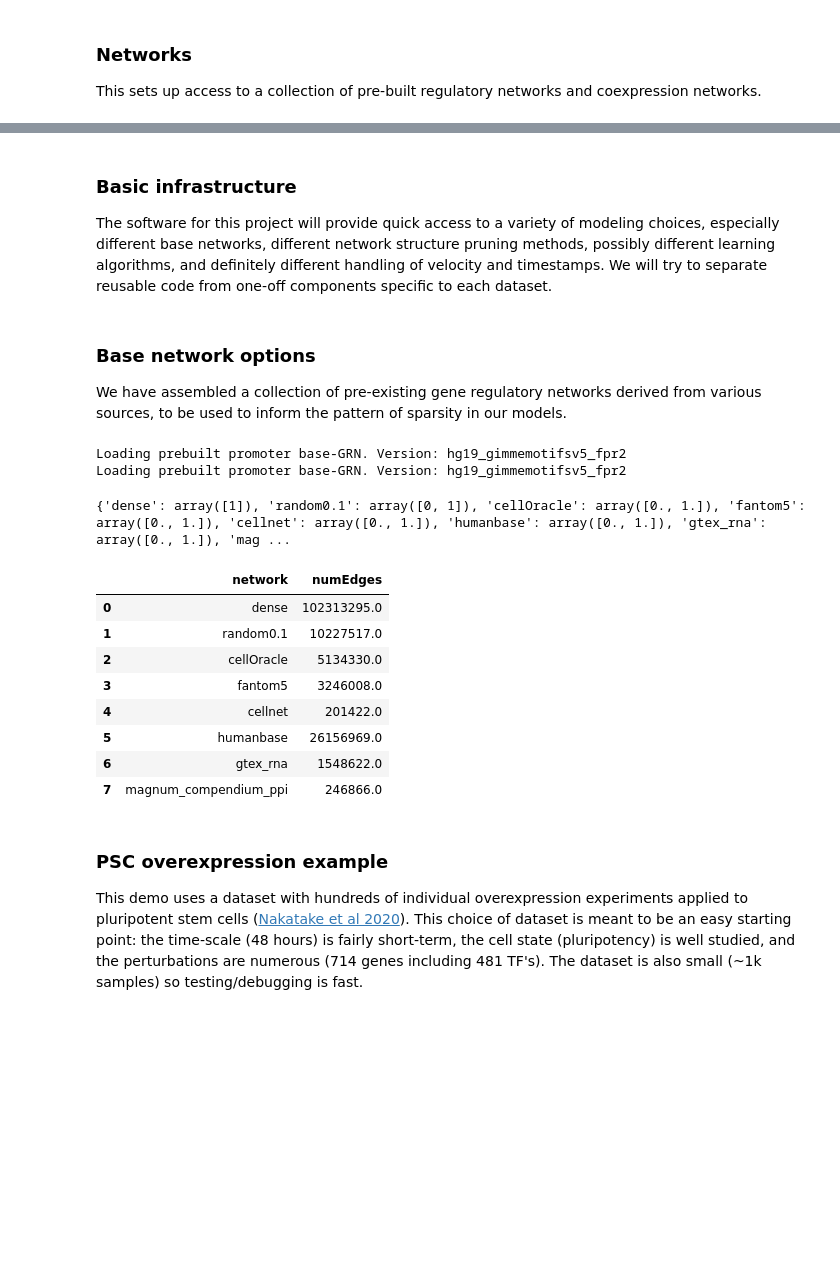
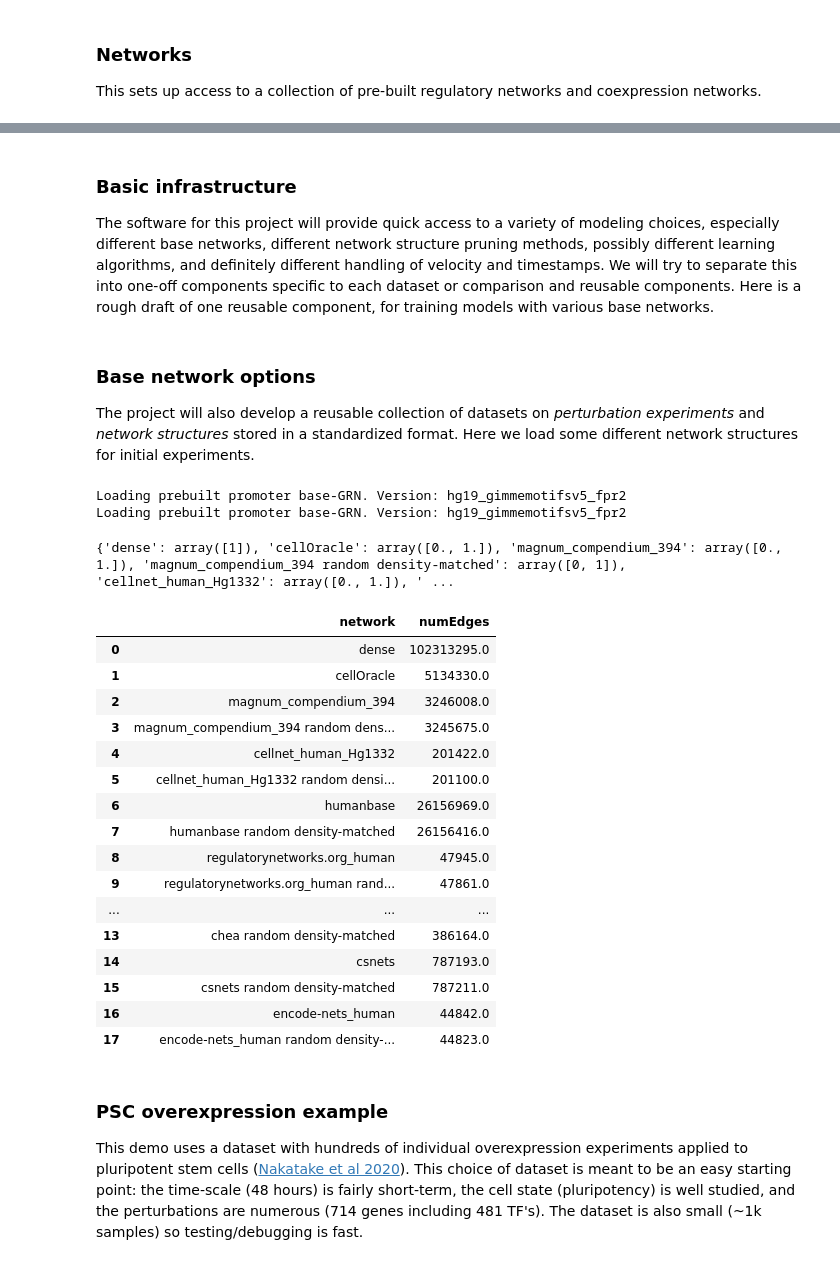
Before and after one commit to ekernf01/perturbation_benchmarking, a Jupyter notebook: scripts/in_silico_perturbation.ipynb, the cells around one changed output, grey strips where cells are left out. Saved outputs shown, nothing was run; the diff lists cells and outputs as text; code cells hidden in the pictures; blank space fills up the shorter version.

Commit message:
Separate code into experiment-specific, dataset-specific, and reusable components

```diff
--- a/scripts/in_silico_perturbation.ipynb
+++ b/scripts/in_silico_perturbation.ipynb
@@ -61,7 +54,7 @@ os.environ["GRN_PATH"] = "../../networks/networks/"
 # %% [markdown]
 ### Basic infrastructure
 
-The software for this project will provide quick access to a variety of modeling choices, especially different base networks, different network structure pruning methods, possibly different learning algorithms, and definitely different handling of velocity and timestamps. We will try to separate reusable code from one-off components specific to each dataset.
+The software for this project will provide quick access to a variety of modeling choices, especially different base networks, different network structure pruning methods, possibly different learning algorithms, and definitely different handling of velocity and timestamps. We will try to separate this into one-off components specific to each dataset or comparison and reusable components. Here is a rough draft of one reusable component, for training models with various base networks.
 # %%
 def trainCausalModelAndPredict(expression,
                                baseNetwork,
@@ -191,7 +105,7 @@ def displayEvaluation(evaluationResults, savepath= "../results/" + VERSION + "/"
 # %% [markdown]
 ### Base network options
 
-We have assembled a collection of pre-existing gene regulatory networks derived from various sources, to be used to inform the pattern of sparsity in our models.
+The project will also develop a reusable collection of datasets on *perturbation experiments* and *network structures* stored in a standardized format. Here we load some different network structures for initial experiments.
 # %%
 humanTFs = pd.read_csv("../../accessory_data/humanTFs.csv")
 targetGenes = co.data.load_human_promoter_base_GRN()["gene_short_name"]
@@ -204,8 +118,12 @@ def networkEdgesToMatrix(networkEdges, regulatorColumn=0, targetColumn=1):
     X = X.rename_axis('peak_id').reset_index()
     return X
 
+def countMatrixEdges(network):
+    """Count the number of connections in a network formatted how CO expects it to be formatted."""
+    return 1.0*network.iloc[:,2:].sum().sum()
+
 def makeRandomNetwork(density = 0, seed = 0):
-    """Format an random network the way that celloracle needs its input."""
+    """Format a random network the way that celloracle needs its input."""
     np.random.seed(seed)
     return pd.DataFrame(
             np.random.binomial(
@@ -222,38 +140,46 @@ def makeRandomNetwork(density = 0, seed = 0):
 
 networks = {
     'dense': makeRandomNetwork(density = 1),
-    'random0.1': makeRandomNetwork(density = 0.1),
-    'cellOracle': co.data.load_human_promoter_base_GRN(),
-    'fantom5': networkEdgesToMatrix(load_networks.load_grn_all_subnetworks("magnum_compendium_394")),
-    'cellnet': networkEdgesToMatrix(load_networks.load_grn_all_subnetworks("cellnet_human_Hg1332")),
-    'humanbase': networkEdgesToMatrix(load_networks.load_grn_all_subnetworks("humanbase")),
-    'gtex_rna': networkEdgesToMatrix(load_networks.load_grn_all_subnetworks("gtex_rna")),
-    'magnum_compendium_ppi': networkEdgesToMatrix(load_networks.load_grn_all_subnetworks("magnum_compendium_ppi")),
+    'cellOracle': co.data.load_human_promoter_base_GRN()
 }
+for net in ["magnum_compendium_394", "cellnet_human_Hg1332",
+            'humanbase', 'regulatorynetworks.org_human',
+            'gtex_rna', 'chea', 'csnets', 'encode-nets_human']:
+    networks[net] = networkEdgesToMatrix(load_networks.load_grn_all_subnetworks(net))
+    networks[net + " random density-matched"] = makeRandomNetwork(density = countMatrixEdges(networks[net])/countMatrixEdges(networks['dense']))
 # %% [output]
 Loading prebuilt promoter base-GRN. Version: hg19_gimmemotifsv5_fpr2
 Loading prebuilt promoter base-GRN. Version: hg19_gimmemotifsv5_fpr2
-# %%
-# Inspect for correctness.
-# They should all be zeroes and ones.
-print({bn:np.unique(networks[bn].iloc[:,2:]) for bn in networks})
-# %% [output]
-{'dense': array([1]), 'random0.1': array([0, 1]), 'cellOracle': array([0., 1.]), 'fantom5': array([0., 1.]), 'cellnet': array([0., 1.]), 'humanbase': array([0., 1.]), 'gtex_rna': array([0., 1.]), 'mag ...
+# %%
+# Inspect for correctness.
+print([type(n) for n in networks.values()])
+# They should all be zeroes and ones.
+print({bn:np.unique(networks[bn].iloc[:,2:]) for bn in networks})
+# %% [output]
+{'dense': array([1]), 'cellOracle': array([0., 1.]), 'magnum_compendium_394': array([0., 1.]), 'magnum_compendium_394 random density-matched': array([0, 1]), 'cellnet_human_Hg1332': array([0., 1.]), ' ...
 # %%
 # Inspect sizes.
-network_sizes = pd.DataFrame({bn:networks[bn].iloc[:,2:].sum().sum() for bn in networks}, index = ["numEdges"])
+network_sizes = pd.DataFrame({bn:countMatrixEdges(networks[bn]) for bn in networks}, index = ["numEdges"])
 network_sizes = network_sizes.T.reset_index().rename({"index":"network"}, axis = 1)
 network_sizes
 # %% [output]
 |  | network | numEdges |
 | 0 | dense | 102313295.0 |
-| 1 | random0.1 | 10227517.0 |
-| 2 | cellOracle | 5134330.0 |
-| 3 | fantom5 | 3246008.0 |
-| 4 | cellnet | 201422.0 |
-| 5 | humanbase | 26156969.0 |
-| 6 | gtex_rna | 1548622.0 |
-| 7 | magnum_compendium_ppi | 246866.0 |
+| 1 | cellOracle | 5134330.0 |
+| 2 | magnum_compendium_394 | 3246008.0 |
+| 3 | magnum_compendium_394 random dens... | 3245675.0 |
+| 4 | cellnet_human_Hg1332 | 201422.0 |
+| 5 | cellnet_human_Hg1332 random densi... | 201100.0 |
+| 6 | humanbase | 26156969.0 |
+| 7 | humanbase random density-matched | 26156416.0 |
+| 8 | regulatorynetworks.org_human | 47945.0 |
+| 9 | regulatorynetworks.org_human rand... | 47861.0 |
+| ... | ... | ... |
+| 13 | chea random density-matched | 386164.0 |
+| 14 | csnets | 787193.0 |
+| 15 | csnets random density-matched | 787211.0 |
+| 16 | encode-nets_human | 44842.0 |
+| 17 | encode-nets_human random density-... | 44823.0 |
 # %% [markdown]
 ### PSC overexpression example
 
```
Also changed, not shown: parts of 26 cells of this notebook, 4 other files.
